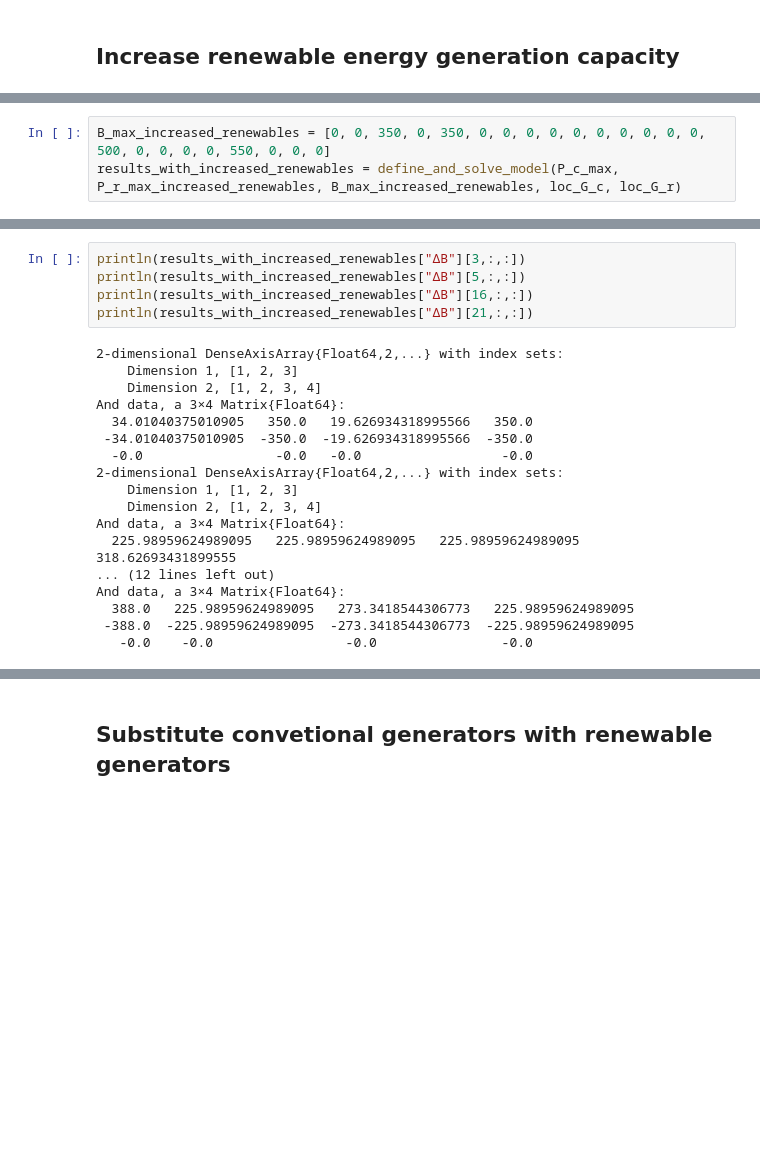
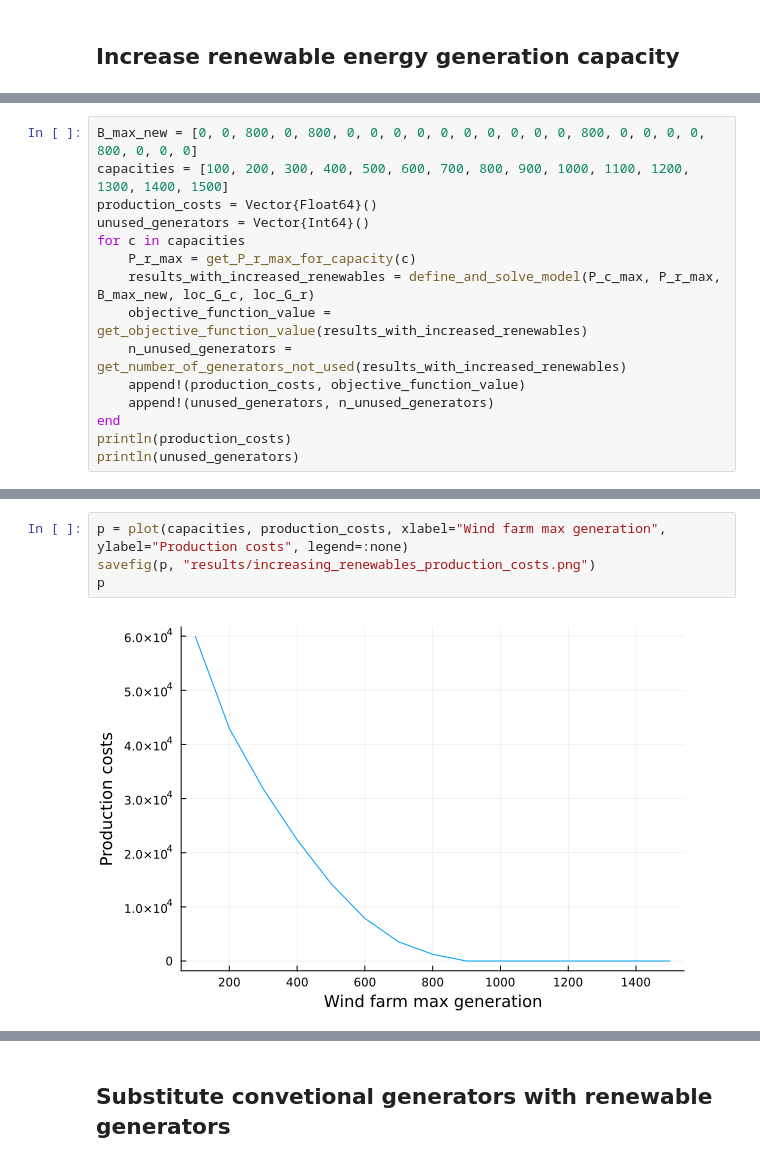
Before and after one commit to katekuian/amo-personal-project, a Jupyter notebook: 24bus-analysis.ipynb, the cells around one changed output, grey strips where cells are left out. Drawn from its saved outputs; the diff is of its cells as text; blank space fills up the shorter version.

```diff
--- a/24bus-analysis.ipynb
+++ b/24bus-analysis.ipynb
@@ -523,4 +540,16 @@ Real[613.989596249891, 0.0, 69.37306568100443, 418.2011205263944, 700, 242.98332
 # %%
-B_max_increased_renewables = [0, 0, 350, 0, 350, 0, 0, 0, 0, 0, 0, 0, 0, 0, 0, 500, 0, 0, 0, 0, 550, 0, 0, 0]
-results_with_increased_renewables = define_and_solve_model(P_c_max, P_r_max_increased_renewables, B_max_increased_renewables, loc_G_c, loc_G_r)
+B_max_new = [0, 0, 800, 0, 800, 0, 0, 0, 0, 0, 0, 0, 0, 0, 0, 800, 0, 0, 0, 0, 800, 0, 0, 0]
+capacities = [100, 200, 300, 400, 500, 600, 700, 800, 900, 1000, 1100, 1200, 1300, 1400, 1500]
+production_costs = Vector{Float64}()
+unused_generators = Vector{Int64}()
+for c in capacities
+    P_r_max = get_P_r_max_for_capacity(c)
+    results_with_increased_renewables = define_and_solve_model(P_c_max, P_r_max, B_max_new, loc_G_c, loc_G_r)
+    objective_function_value = get_objective_function_value(results_with_increased_renewables)
+    n_unused_generators = get_number_of_generators_not_used(results_with_increased_renewables)
+    append!(production_costs, objective_function_value)
+    append!(unused_generators, n_unused_generators)
+end
+println(production_costs)
+println(unused_generators)
 # %% [output]
@@ -559,23 +590,6 @@ And data, a 4×3×4 Array{Float64, 3}:
-# %%
-println(results_with_increased_renewables["ΔB"][3,:,:])
-println(results_with_increased_renewables["ΔB"][5,:,:])
-println(results_with_increased_renewables["ΔB"][16,:,:])
-println(results_with_increased_renewables["ΔB"][21,:,:])
-# %% [output]
-2-dimensional DenseAxisArray{Float64,2,...} with index sets:
-    Dimension 1, [1, 2, 3]
-    Dimension 2, [1, 2, 3, 4]
-And data, a 3×4 Matrix{Float64}:
-  34.01040375010905   350.0   19.626934318995566   350.0
- -34.01040375010905  -350.0  -19.626934318995566  -350.0
-  -0.0                 -0.0   -0.0                  -0.0
-2-dimensional DenseAxisArray{Float64,2,...} with index sets:
-    Dimension 1, [1, 2, 3]
-    Dimension 2, [1, 2, 3, 4]
-And data, a 3×4 Matrix{Float64}:
-  225.98959624989095   225.98959624989095   225.98959624989095   318.62693431899555
-... (12 lines left out)
-And data, a 3×4 Matrix{Float64}:
-  388.0   225.98959624989095   273.3418544306773   225.98959624989095
- -388.0  -225.98959624989095  -273.3418544306773  -225.98959624989095
-   -0.0    -0.0                 -0.0                -0.0
+# %%
+p = plot(capacities, production_costs, xlabel="Wind farm max generation", ylabel="Production costs", legend=:none)
+savefig(p, "results/increasing_renewables_production_costs.png")
+p
+# %% [output]
+[figure, added]
```
Also changed, not shown: parts of 17 cells of this notebook, 4 other files.
